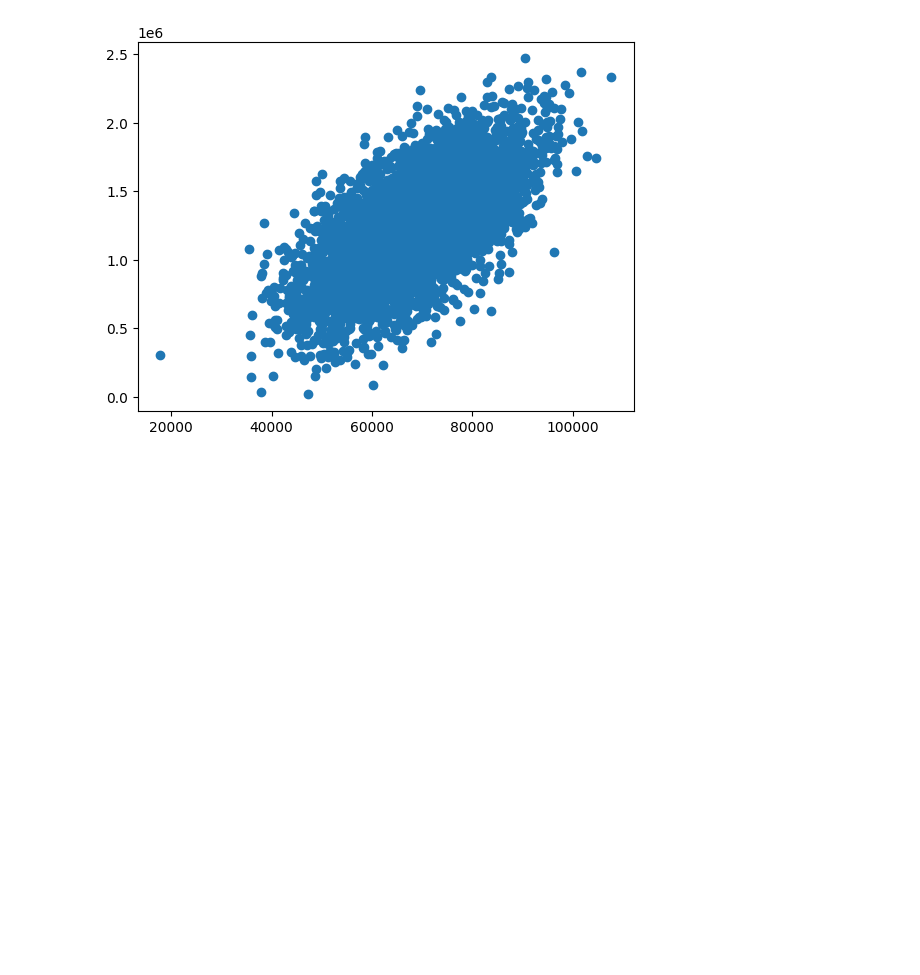
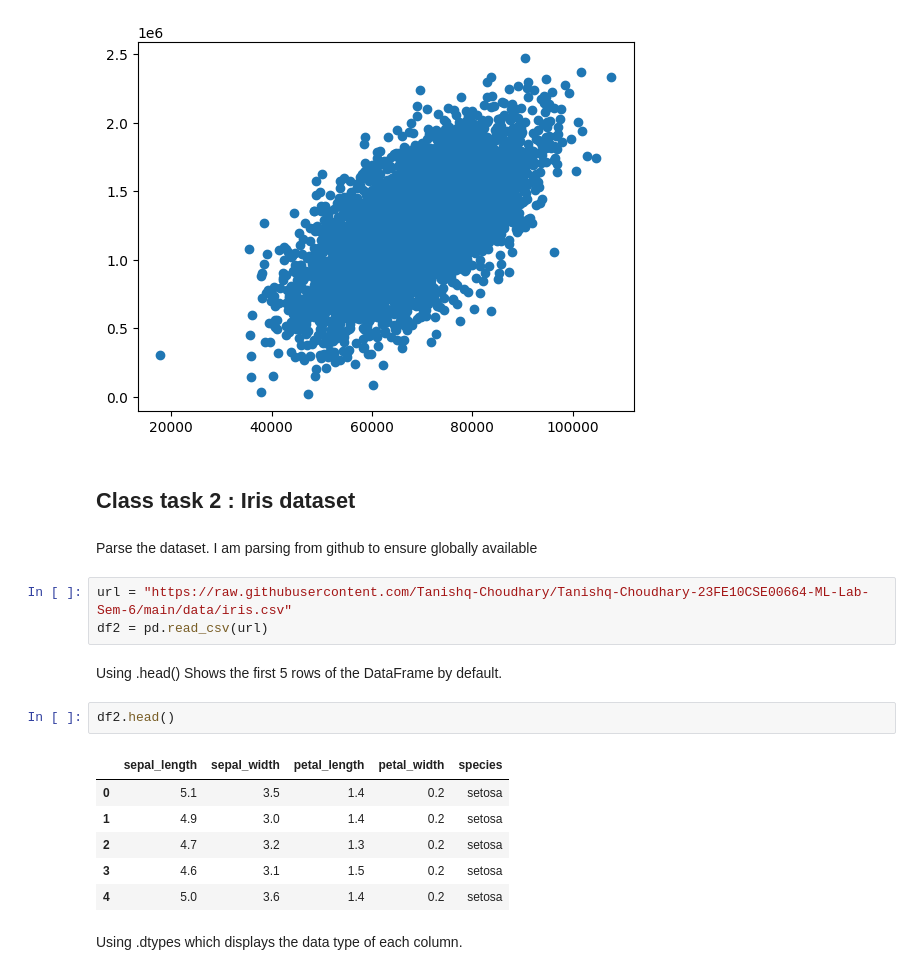
Before and after one commit to Tanishq-Choudhary/Tanishq-Choudhary-23FE10CSE00664-ML-Lab-Sem-6, a Jupyter notebook: Lab1.ipynb, the cells around one changed output. Saved outputs shown, nothing was run; the diff lists cells and outputs as text; blank space fills up the shorter version.

```diff
--- a/Lab1.ipynb
+++ b/Lab1.ipynb
@@ -156,3 +156,23 @@ plt.scatter(df['Avg. Area Income'], df['Price'])
 # %% [output]
 <matplotlib.collections.PathCollection at 0x...>
 [figure]
+# %% [markdown]
+## **Class task 2 : Iris dataset**
+# %% [markdown]
+Parse the dataset. I am parsing from github to ensure globally available
+# %%
+url = "https://raw.githubusercontent.com/Tanishq-Choudhary/Tanishq-Choudhary-23FE10CSE00664-ML-Lab-Sem-6/main/data/iris.csv"
+df2 = pd.read_csv(url)
+# %% [markdown]
+Using .head() Shows the first 5 rows of the DataFrame by default.
+# %%
+df2.head()
+# %% [output]
+|  | sepal_length | sepal_width | petal_length | petal_width | species |
+| 0 | 5.1 | 3.5 | 1.4 | 0.2 | setosa |
+| 1 | 4.9 | 3.0 | 1.4 | 0.2 | setosa |
+| 2 | 4.7 | 3.2 | 1.3 | 0.2 | setosa |
+| 3 | 4.6 | 3.1 | 1.5 | 0.2 | setosa |
+| 4 | 5.0 | 3.6 | 1.4 | 0.2 | setosa |
+# %% [markdown]
+Using .dtypes which displays the data type of each column.
```
Also changed, not shown: parts of 17 cells of this notebook.
